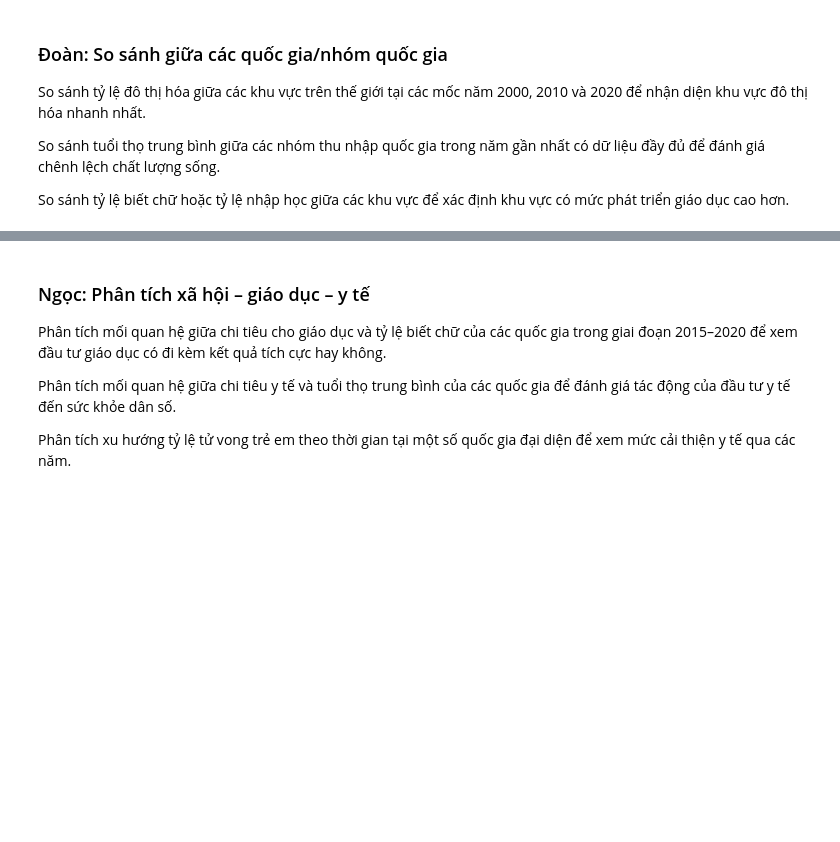
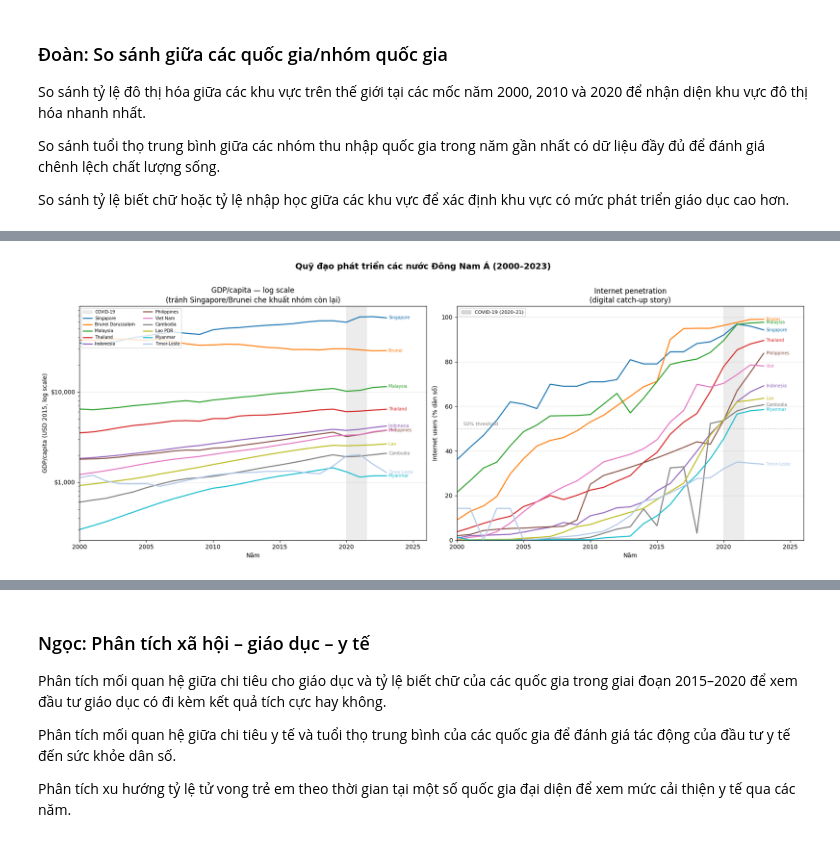
Before and after one commit to tranthanh22/data_visualize_lab2, a Jupyter notebook: lab2.ipynb, the cells around one changed output, grey strips where cells are left out. Drawn from its saved outputs; the diff is of its cells as text; code cells hidden in the pictures; blank space fills up the shorter version.

```diff
--- a/lab2.ipynb
+++ b/lab2.ipynb
@@ -389,0 +545,81 @@ Xác định các quốc gia có sự thay đổi mạnh nhất về chỉ số
+# %%
+# ── Trajectory Analysis ───────────────────────────────────────────────────────
+# GDP/capita theo thời gian (log scale) + Internet penetration
+# Log scale vì Singapore/Brunei ($60-70k) vs Myanmar ($300) — linear scale vô nghĩa
+
+import matplotlib.pyplot as plt
+import matplotlib.patches as mpatches
+import numpy as np
+
+COLORS = {
+    "Singapore":         "#1f77b4",
+    "Brunei Darussalam": "#ff7f0e",
+    "Malaysia":          "#2ca02c",
+    "Thailand":          "#d62728",
+    "Indonesia":         "#9467bd",
+    "Philippines":       "#8c564b",
+    "Viet Nam":          "#e377c2",
+    "Cambodia":          "#7f7f7f",
+    "Lao PDR":           "#bcbd22",
+    "Myanmar":           "#17becf",
+    "Timor-Leste":       "#aec7e8",
+}
+
+fig, axes = plt.subplots(1, 2, figsize=(18, 7))
+fig.suptitle("Quỹ đạo phát triển các nước Đông Nam Á (2000–2023)",
+             fontsize=14, fontweight="bold", y=1.01)
+
+# ── Chart 1: GDP/capita (log scale) ──────────────────────────────────────────
+ax = axes[0]
+ax.axvspan(2020, 2021.5, color="gray", alpha=0.15, label="COVID-19")
+
+for country, color in COLORS.items():
+    cdata = wide[wide["Country Name"] == country].sort_values("Year")
+    ax.plot(cdata["Year"], cdata["GDP_pc"], color=color, linewidth=1.8, label=country)
+    # Label cuối đường
+    last = cdata.dropna(subset=["GDP_pc"]).iloc[-1]
+    ax.annotate(country.split()[0],  # chỉ lấy từ đầu để không chồng chéo
+                xy=(last["Year"], last["GDP_pc"]),
+                xytext=(4, 0), textcoords="offset points",
+                fontsize=7, color=color, va="center")
+
+ax.set_yscale("log")
+ax.set_xlabel("Năm")
+ax.set_ylabel("GDP/capita (USD 2015, log scale)")
+ax.set_title("GDP/capita — log scale\n(tránh Singapore/Brunei che khuất nhóm còn lại)")
+ax.set_xlim(2000, 2026)
+ax.yaxis.set_major_formatter(plt.FuncFormatter(lambda x, _: f"${x:,.0f}"))
+ax.grid(axis="y", alpha=0.3)
+ax.legend(fontsize=7, loc="upper left", ncol=2)
+
+# ── Chart 2: Internet penetration (%) ────────────────────────────────────────
+ax2 = axes[1]
+ax2.axvspan(2020, 2021.5, color="gray", alpha=0.15, label="COVID-19")
+
+for country, color in COLORS.items():
+    cdata = wide[wide["Country Name"] == country].sort_values("Year")
+    ax2.plot(cdata["Year"], cdata["Internet"], color=color, linewidth=1.8)
+    last = cdata.dropna(subset=["Internet"]).iloc[-1]
+    ax2.annotate(country.split()[0],
+                 xy=(last["Year"], last["Internet"]),
+                 xytext=(4, 0), textcoords="offset points",
+                 fontsize=7, color=color, va="center")
+
+ax2.set_xlabel("Năm")
+ax2.set_ylabel("Internet users (% dân số)")
+ax2.set_title("Internet penetration\n(digital catch-up story)")
+ax2.set_xlim(2000, 2026)
+ax2.set_ylim(0, 105)
+ax2.axhline(50, ls="--", color="gray", alpha=0.4, linewidth=1)
+ax2.text(2000.5, 51.5, "50% threshold", fontsize=8, color="gray")
+ax2.grid(axis="y", alpha=0.3)
+
+covid_patch = mpatches.Patch(color="gray", alpha=0.3, label="COVID-19 (2020–21)")
+ax2.legend(handles=[covid_patch], fontsize=8, loc="upper left")
+
+plt.tight_layout()
+plt.savefig("../output/fig_trajectory.png", bbox_inches="tight", dpi=150)
+plt.show()
+print("Saved: fig_trajectory.png")
+# %% [output]
+[figure, added]
```
Also changed, not shown: parts of 14 cells of this notebook, 3 other files.
